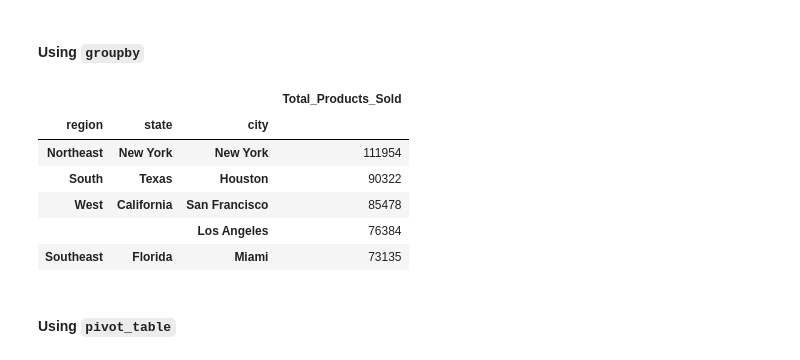
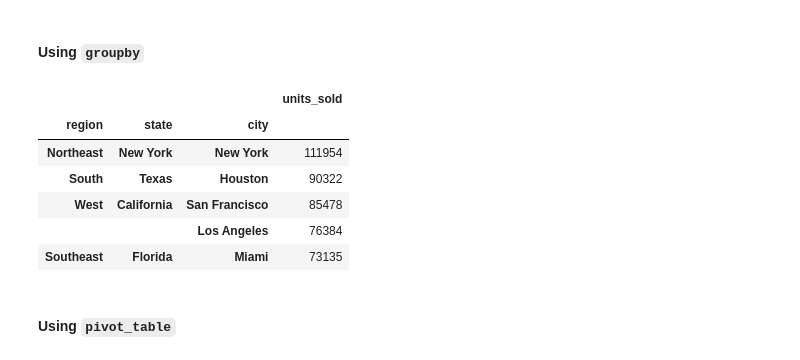
Before and after one commit to SStage100/athletic_sales_analysis, a Jupyter notebook: athletic_sales_analysis.ipynb, the cells around one changed output. Drawn from its saved outputs; the diff is of its cells as text; code cells hidden in the pictures.

```diff
--- a/athletic_sales_analysis.ipynb
+++ b/athletic_sales_analysis.ipynb
@@ -137,11 +137,12 @@ dtype: object
 # %%
 # Show the number products sold for region, state, and city.
 # Rename the sum to "Total_Products_Sold".
-
-
+products_sold = pd.DataFrame(sales.groupby(['region','state','city'])['units_sold'].sum())
+products_sold.head()
 # Show the top 5 results.
+products_sold.sort_values(by='units_sold',ascending=False).head()
 # %% [output]
-|  |  |  | Total_Products_Sold |
+|  |  |  | units_sold |
 | region | state | city |  |
 | Northeast | New York | New York | 111954 |
 | South | Texas | Houston | 90322 |
```
